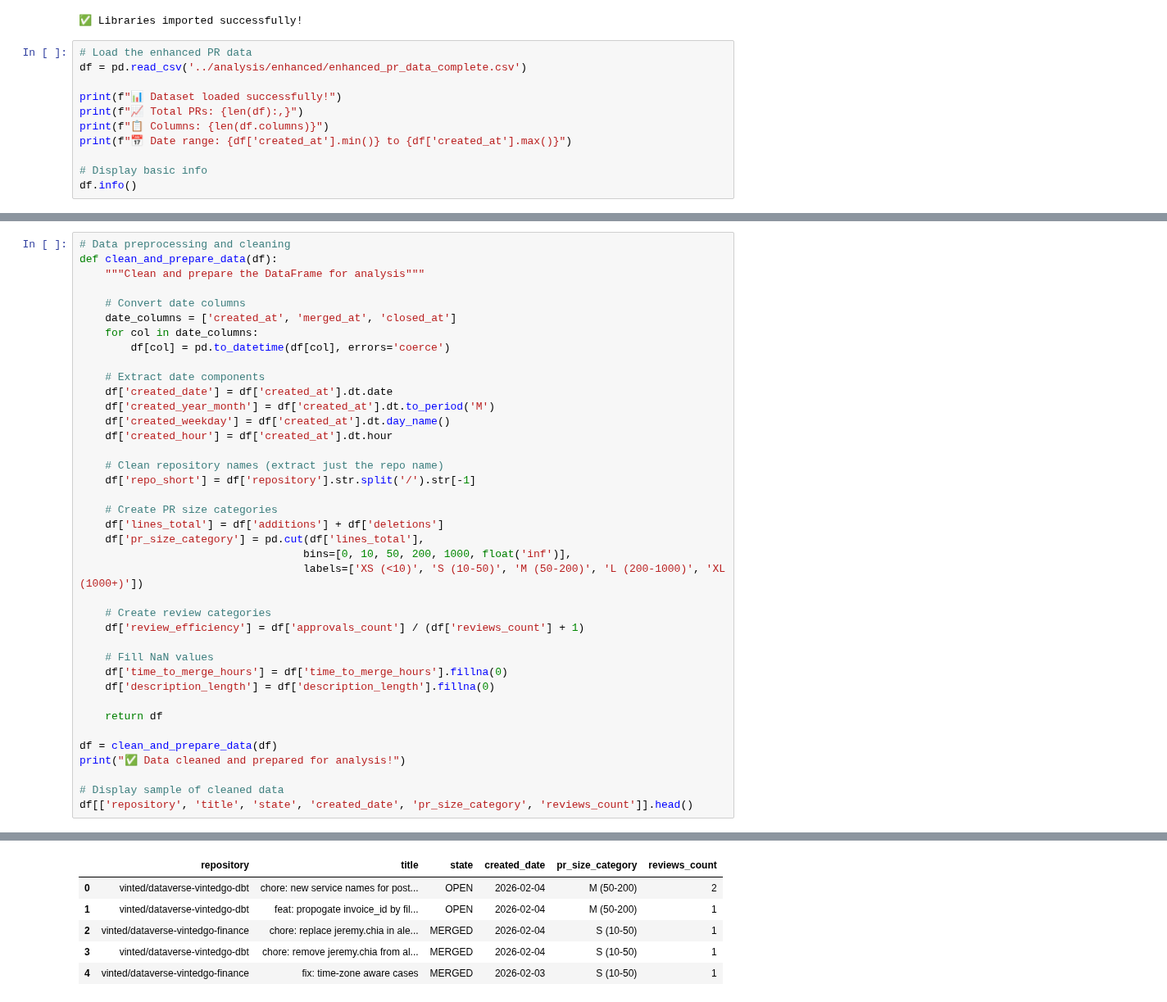
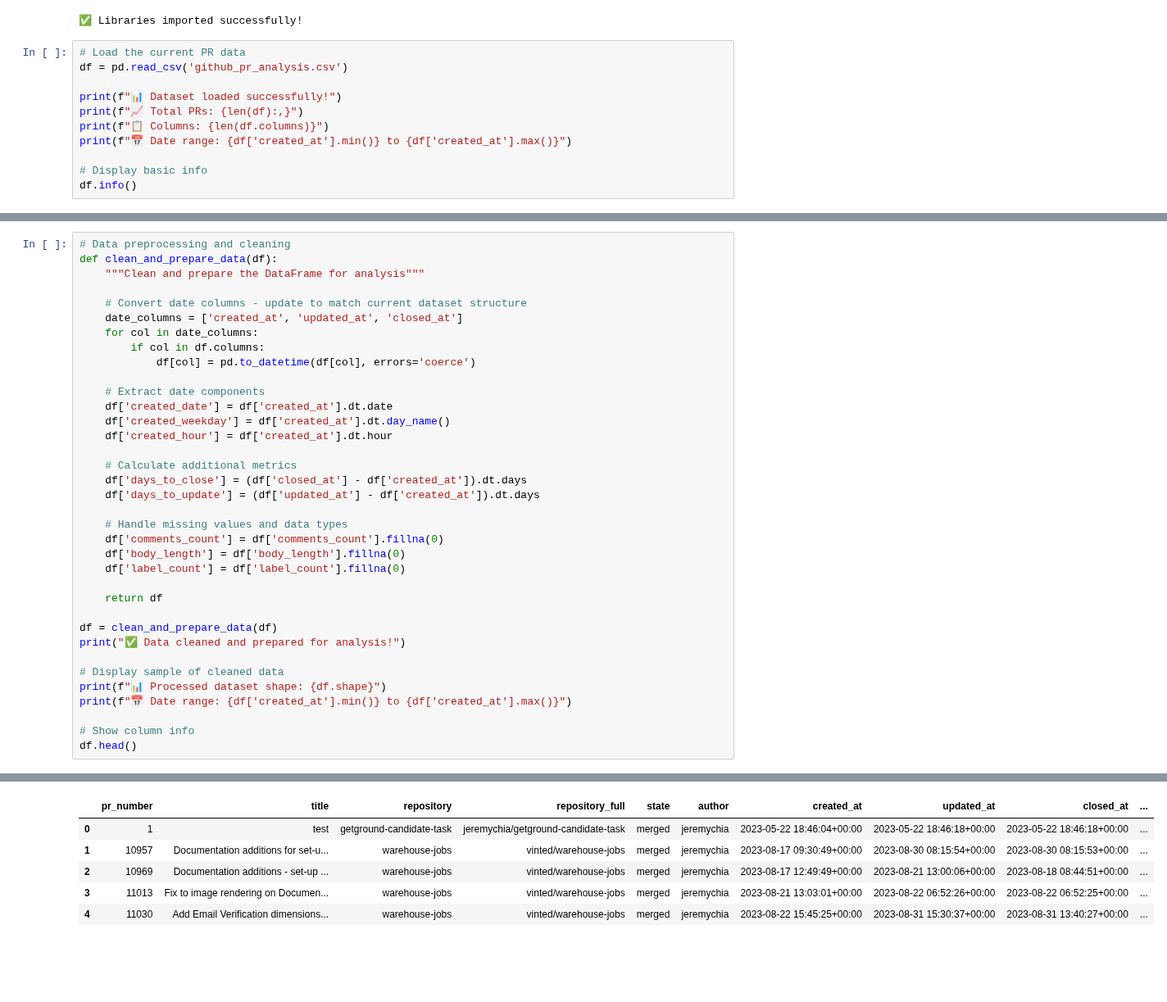
Before and after one commit to jeremychia/jeremychia, a Jupyter notebook: analysis/GitHub_PR_Analysis.ipynb, the cells around one changed output, grey strips where cells are left out. Shown at 82% size. Saved outputs shown, nothing was run; the diff lists cells and outputs as text; blank space fills up the shorter version.

```diff
--- a/analysis/GitHub_PR_Analysis.ipynb
+++ b/analysis/GitHub_PR_Analysis.ipynb
@@ -76,8 +92,8 @@ print("✅ Libraries imported successfully!")
 # %% [output]
 ✅ Libraries imported successfully!
 # %%
-# Load the enhanced PR data
-df = pd.read_csv('../analysis/enhanced/enhanced_pr_data_complete.csv')
+# Load the current PR data
+df = pd.read_csv('github_pr_analysis.csv')
 
 print(f"📊 Dataset loaded successfully!")
 print(f"📈 Total PRs: {len(df):,}")
@@ -109,32 +125,25 @@ memory usage: 295.7 KB
 def clean_and_prepare_data(df):
     """Clean and prepare the DataFrame for analysis"""
 
-    # Convert date columns
-    date_columns = ['created_at', 'merged_at', 'closed_at']
+    # Convert date columns - update to match current dataset structure
+    date_columns = ['created_at', 'updated_at', 'closed_at']
     for col in date_columns:
-        df[col] = pd.to_datetime(df[col], errors='coerce')
+        if col in df.columns:
+            df[col] = pd.to_datetime(df[col], errors='coerce')
 
     # Extract date components
     df['created_date'] = df['created_at'].dt.date
-    df['created_year_month'] = df['created_at'].dt.to_period('M')
     df['created_weekday'] = df['created_at'].dt.day_name()
     df['created_hour'] = df['created_at'].dt.hour
 
-    # Clean repository names (extract just the repo name)
-    df['repo_short'] = df['repository'].str.split('/').str[-1]
+    # Calculate additional metrics
+    df['days_to_close'] = (df['closed_at'] - df['created_at']).dt.days
+    df['days_to_update'] = (df['updated_at'] - df['created_at']).dt.days
 
-    # Create PR size categories
-    df['lines_total'] = df['additions'] + df['deletions']
-    df['pr_size_category'] = pd.cut(df['lines_total'],
-                                   bins=[0, 10, 50, 200, 1000, float('inf')],
-                                   labels=['XS (<10)', 'S (10-50)', 'M (50-200)', 'L (200-1000)', 'XL (1000+)'])
-
-    # Create review categories
-    df['review_efficiency'] = df['approvals_count'] / (df['reviews_count'] + 1)
-
-    # Fill NaN values
-    df['time_to_merge_hours'] = df['time_to_merge_hours'].fillna(0)
-    df['description_length'] = df['description_length'].fillna(0)
+    # Handle missing values and data types
+    df['comments_count'] = df['comments_count'].fillna(0)
+    df['body_length'] = df['body_length'].fillna(0)
+    df['label_count'] = df['label_count'].fillna(0)
 
     return df
 
@@ -142,6 +151,10 @@ df = clean_and_prepare_data(df)
 print("✅ Data cleaned and prepared for analysis!")
 
 # Display sample of cleaned data
-df[['repository', 'title', 'state', 'created_date', 'pr_size_category', 'reviews_count']].head()
+print(f"📊 Processed dataset shape: {df.shape}")
+print(f"📅 Date range: {df['created_at'].min()} to {df['created_at'].max()}")
+
+# Show column info
+df.head()
 # %% [output]
 ✅ Data cleaned and prepared for analysis!
@@ -148,9 +163,9 @@ df[['repository', 'title', 'state', 'created_date', 'pr_size_category', 'reviews
-|  | repository | title | state | created_date | pr_size_category | reviews_count |
-| 0 | vinted/dataverse-vintedgo-dbt | chore: new service names for post... | OPEN | 2026-02-04 | M (50-200) | 2 |
-| 1 | vinted/dataverse-vintedgo-dbt | feat: propogate invoice_id by fil... | OPEN | 2026-02-04 | M (50-200) | 1 |
-| 2 | vinted/dataverse-vintedgo-finance | chore: replace jeremy.chia in ale... | MERGED | 2026-02-04 | S (10-50) | 1 |
-| 3 | vinted/dataverse-vintedgo-dbt | chore: remove jeremy.chia from al... | MERGED | 2026-02-04 | S (10-50) | 1 |
-| 4 | vinted/dataverse-vintedgo-finance | fix: time-zone aware cases | MERGED | 2026-02-03 | S (10-50) | 1 |
+|  | pr_number | title | repository | repository_full | state | author | created_at | updated_at | closed_at | ... |
+| 0 | 1 | test | getground-candidate-task | jeremychia/getground-candidate-task | merged | jeremychia | 2023-05-22 18:46:04+00:00 | 2023-05-22 18:46:18+00:00 | 2023-05-22 18:46:18+00:00 | ... |
+| 1 | 10957 | Documentation additions for set-u... | warehouse-jobs | vinted/warehouse-jobs | merged | jeremychia | 2023-08-17 09:30:49+00:00 | 2023-08-30 08:15:54+00:00 | 2023-08-30 08:15:53+00:00 | ... |
+| 2 | 10969 | Documentation additions - set-up ... | warehouse-jobs | vinted/warehouse-jobs | merged | jeremychia | 2023-08-17 12:49:49+00:00 | 2023-08-21 13:00:06+00:00 | 2023-08-18 08:44:51+00:00 | ... |
+| 3 | 11013 | Fix to image rendering on Documen... | warehouse-jobs | vinted/warehouse-jobs | merged | jeremychia | 2023-08-21 13:03:01+00:00 | 2023-08-22 06:52:26+00:00 | 2023-08-22 06:52:25+00:00 | ... |
+| 4 | 11030 | Add Email Verification dimensions... | warehouse-jobs | vinted/warehouse-jobs | merged | jeremychia | 2023-08-22 15:45:25+00:00 | 2023-08-31 15:30:37+00:00 | 2023-08-31 13:40:27+00:00 | ... |
 # %% [markdown]
 ## 📊 Chapter 1: The Foundation - Understanding the Data Landscape
 
```
Also changed, not shown: parts of 17 cells of this notebook, 13 other files.
